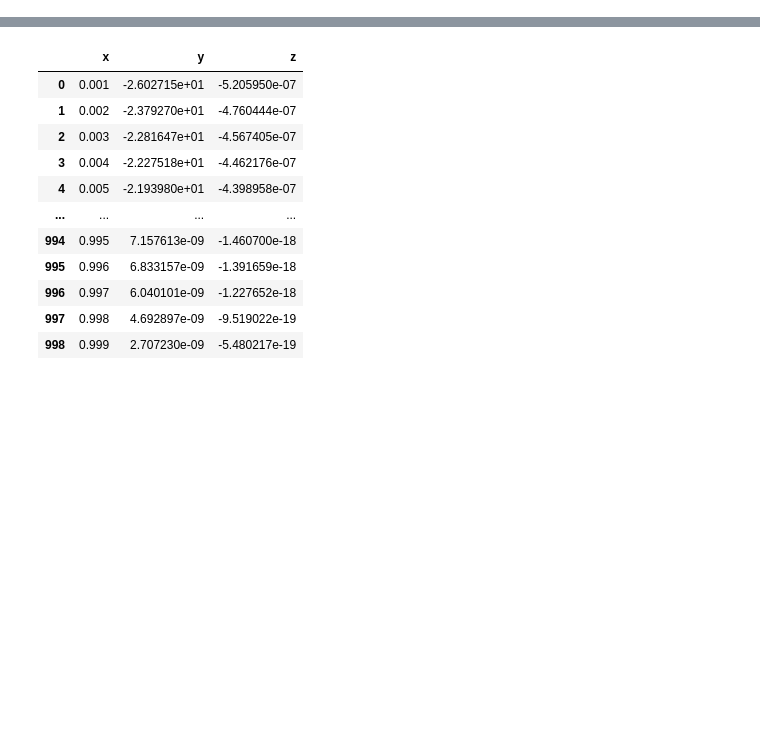
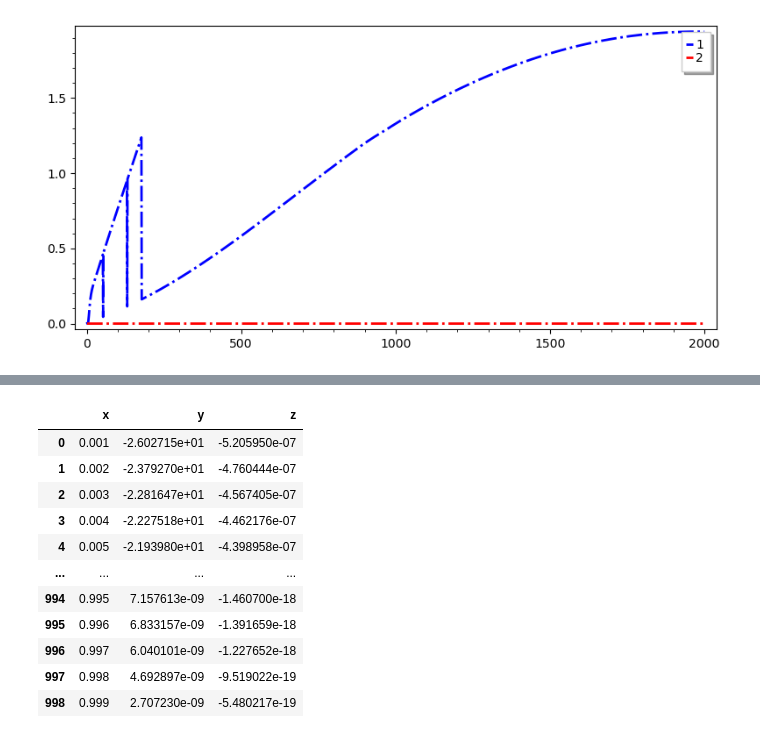
Before and after one commit to ufokis/GPDsigmaPhotonProton, a Jupyter notebook: Analise_Eskola.ipynb, the cells around one changed output, grey strips where cells are left out. Cells and saved outputs as stored; diff of their text form; code cells hidden in the pictures; blank space fills up the shorter version.

```diff
--- a/Analise_Eskola.ipynb
+++ b/Analise_Eskola.ipynb
@@ -1,4 +1,18 @@
 # %%
 import pandas as pd
+# %%
+nome_dataframeA1 = pd.read_csv('dados3.dat', delim_whitespace=True,
+                               header=None, names=["Coluna1", "Coluna2", "Coluna3"])
+A1= line(zip(nome_dataframeA1['Coluna1'], nome_dataframeA1['Coluna2']), thickness=2,legend_label="1",
+          color="blue", linestyle="-.")  # Azul
+
+A2 = line(zip(nome_dataframeA1['Coluna1'], nome_dataframeA1['Coluna3']), thickness=2,legend_label="2",
+          color="red", linestyle="-.")  # Azul
+
+b=A1+A2
+
+b.show(figsize=(8,4), frame=true, axes=false)
+# %% [output]
+[figure, added]
 # %%
 nome_dataframeA1 = pd.read_csv('dados1.dat', delim_whitespace=True,
```
Also changed, not shown: parts of 5 cells of this notebook, 26 other files.
